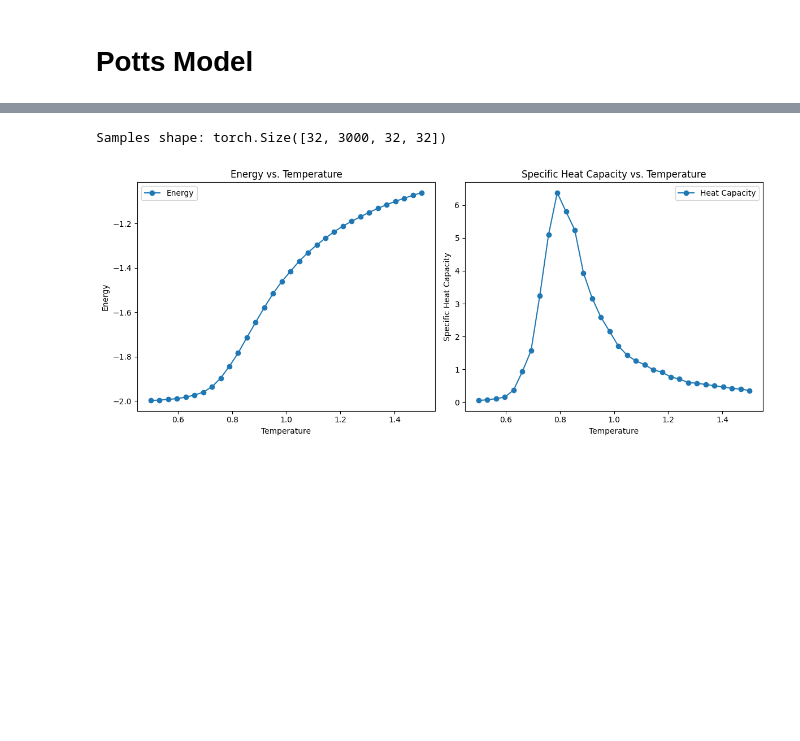
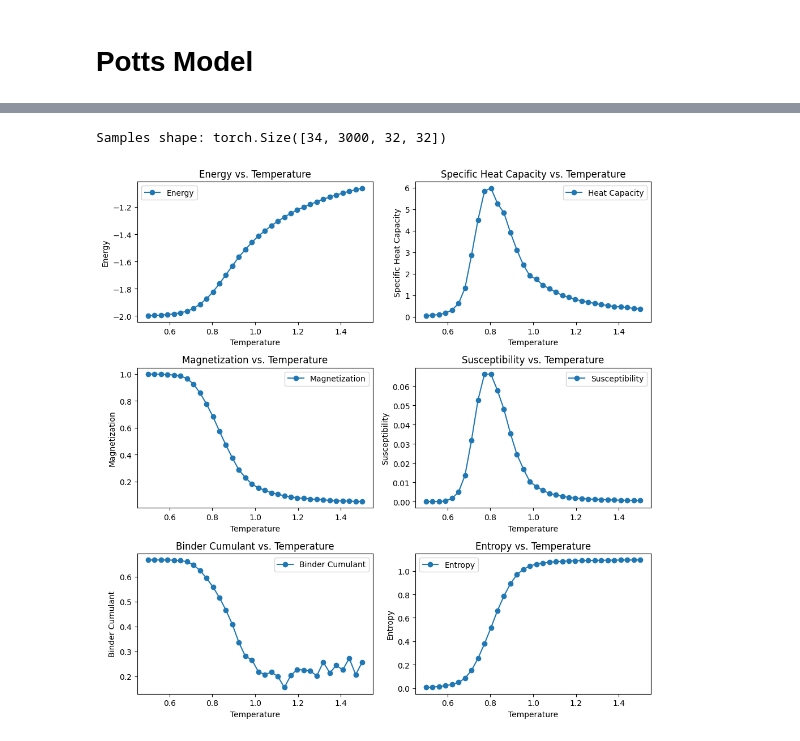
Before and after one commit to ToelUl/Thermal-Phase-Transition-MC-GPU-Simulation, a Jupyter notebook: gpu_mcmc_sampler.ipynb, the cells around one changed output, grey strips where cells are left out. Cells and saved outputs as stored; diff of their text form; code cells hidden in the pictures; blank space fills up the shorter version.

```diff
--- a/gpu_mcmc_sampler.ipynb
+++ b/gpu_mcmc_sampler.ipynb
@@ -1307,27 +1515,56 @@ Elapsed time: 19.08 s
 # %%
 print(f"Samples shape: {samples_potts.shape}")
 
 sampler_potts.spins = samples_potts
 
 energy_potts = sampler_potts.compute_average_energy().cpu().numpy()
 capacity_potts = sampler_potts.compute_specific_heat_capacity().cpu().numpy()
+magnetization_potts = sampler_potts.compute_magnetization().cpu().numpy()
+susceptibility_potts = sampler_potts.compute_susceptibility().cpu().numpy()
+binder_cumulant_potts = sampler_potts.compute_binder_cumulant().cpu().numpy()
+entropy_potts = sampler_potts.compute_entropy().cpu().numpy()
 temp = sampler_potts.T.cpu().numpy()
 
-plt.figure(figsize=(12, 5))
-plt.subplot(121)
+plt.figure(figsize=(10, 10))
+plt.subplot(321)
 plt.plot(temp, energy_potts, label='Energy', marker='o')
 plt.xlabel('Temperature')
 plt.ylabel('Energy')
 plt.title('Energy vs. Temperature')
 plt.legend()
-plt.subplot(122)
+plt.subplot(322)
 plt.plot(temp, capacity_potts, label='Heat Capacity', marker='o')
 plt.xlabel('Temperature')
 plt.ylabel('Specific Heat Capacity')
 plt.title('Specific Heat Capacity vs. Temperature')
 plt.legend()
+plt.subplot(323)
+plt.plot(temp, magnetization_potts, label='Magnetization', marker='o')
+plt.xlabel('Temperature')
+plt.ylabel('Magnetization')
+plt.title('Magnetization vs. Temperature')
+plt.legend()
+plt.subplot(324)
+plt.plot(temp, susceptibility_potts, label='Susceptibility', marker='o')
+plt.xlabel('Temperature')
+plt.ylabel('Susceptibility')
+plt.title('Susceptibility vs. Temperature')
+plt.legend()
+plt.subplot(325)
+plt.plot(temp, binder_cumulant_potts, label='Binder Cumulant', marker='o')
+plt.xlabel('Temperature')
+plt.ylabel('Binder Cumulant')
+plt.title('Binder Cumulant vs. Temperature')
+plt.legend()
+plt.subplot(326)
+plt.plot(temp, entropy_potts, label='Entropy', marker='o')
+plt.xlabel('Temperature')
+plt.ylabel('Entropy')
+plt.title('Entropy vs. Temperature')
+plt.legend()
 plt.tight_layout()
 plt.show()
+torch.cuda.empty_cache()
 # %% [output]
-Samples shape: torch.Size([32, 3000, 32, 32])
+Samples shape: torch.Size([34, 3000, 32, 32])
-[figure, old version]
+[figure, new version]
```
Also changed, not shown: parts of 11 cells of this notebook, 6 other files.
